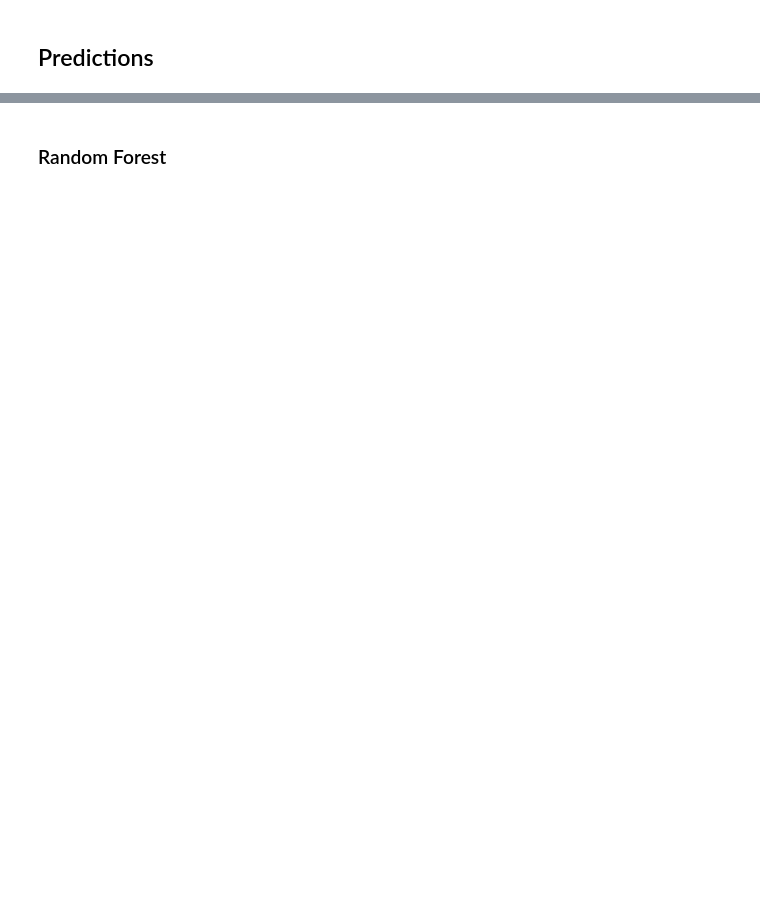
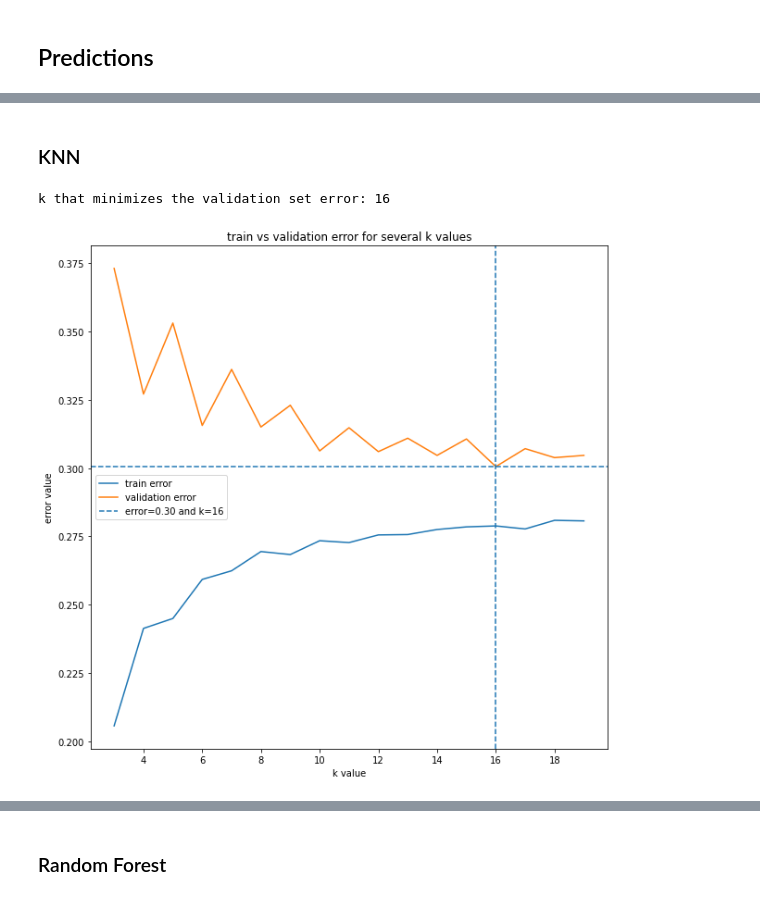
Before and after one commit to batyaamericus/OncUponTim, a Jupyter notebook: transformer_general_features.ipynb, the cells around one changed output, grey strips where cells are left out. Cells and saved outputs as stored; diff of their text form; code cells hidden in the pictures; blank space fills up the shorter version.

```diff
--- a/transformer_general_features.ipynb
+++ b/transformer_general_features.ipynb
@@ -403,0 +475,30 @@ X_train_gen_tr[X_train_gen_tr.y_pred_tr==1]
+# %% [markdown]
+### KNN
+# %%
+errors_train = []
+errors_val = []
+k_values = list(range(3, 20))
+
+for k in k_values:
+  neigh = KNeighborsClassifier(k)
+  neigh.fit(X_train_gen_tr, y_train)
+  error_train = 1 - neigh.score(X_train_gen_tr, y_train)
+  error_val   = 1 - neigh.score(X_test_gen_tr, y_test)
+  errors_train.append(error_train)
+  errors_val.append(error_val)
+
+k_best = k_values[errors_val.index(min(errors_val))]
+plt.figure(figsize=(10,10))
+plt.plot(k_values, errors_train, label='train error')
+plt.plot(k_values, errors_val, label='validation error')
+plt.axhline(y = min(errors_val), linestyle = '--', label=f'error={min(errors_val):.2f} and k={k_best}')
+plt.axvline(x=k_best, linestyle = '--')
+plt.xlabel('k value')
+plt.ylabel('error value')
+plt.title('train vs validation error for several k values')
+plt.legend()
+
+print(f'k that minimizes the validation set error: {k_best}')
+# %% [output]
+k that minimizes the validation set error: 16
+[figure, added]
```
Also changed, not shown: parts of 35 cells of this notebook.
